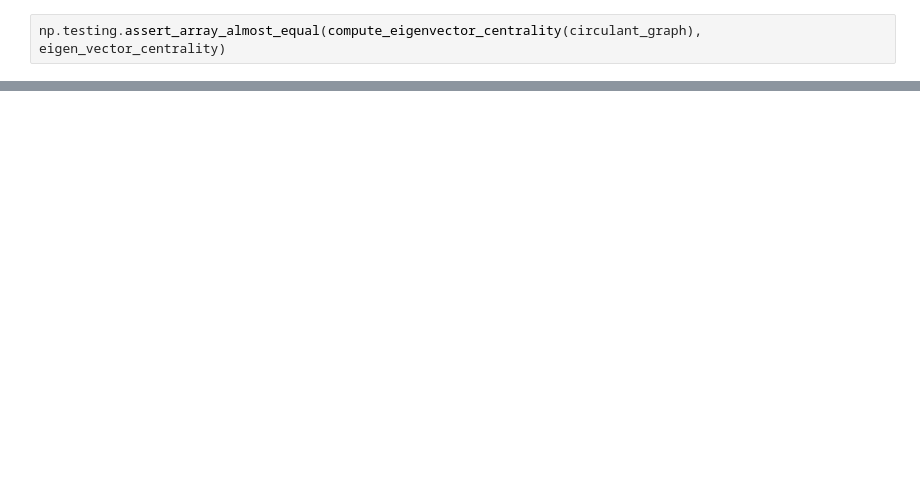
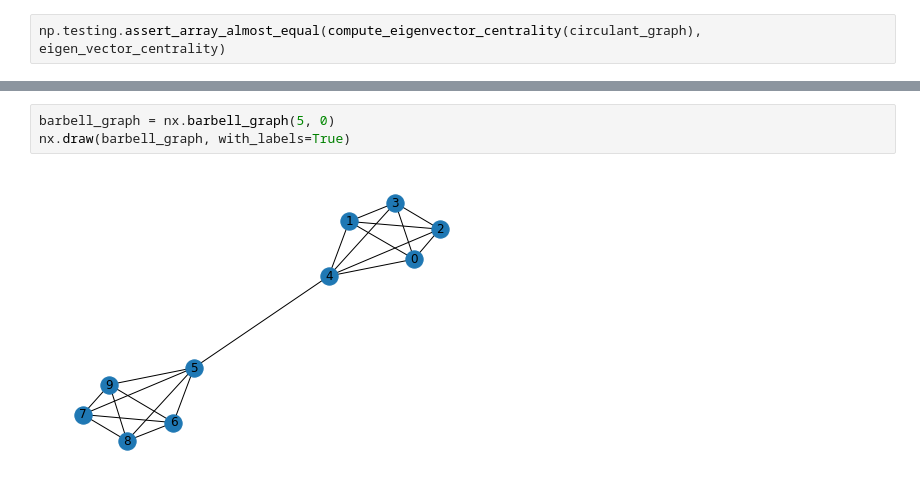
Before and after one commit to kanmaytacker/N-AAI-DAV, a Jupyter notebook: graphs-measures.ipynb, the cells around one changed output, grey strips where cells are left out. Drawn from its saved outputs; the diff is of its cells as text; blank space fills up the shorter version.

```diff
--- a/graphs-measures.ipynb
+++ b/graphs-measures.ipynb
@@ -144,0 +169,5 @@ np.testing.assert_array_almost_equal(compute_eigenvector_centrality(circulant_gr
+# %%
+barbell_graph = nx.barbell_graph(5, 0)
+nx.draw(barbell_graph, with_labels=True)
+# %% [output]
+[figure, added]
```
Also changed, not shown: parts of 25 cells of this notebook.
